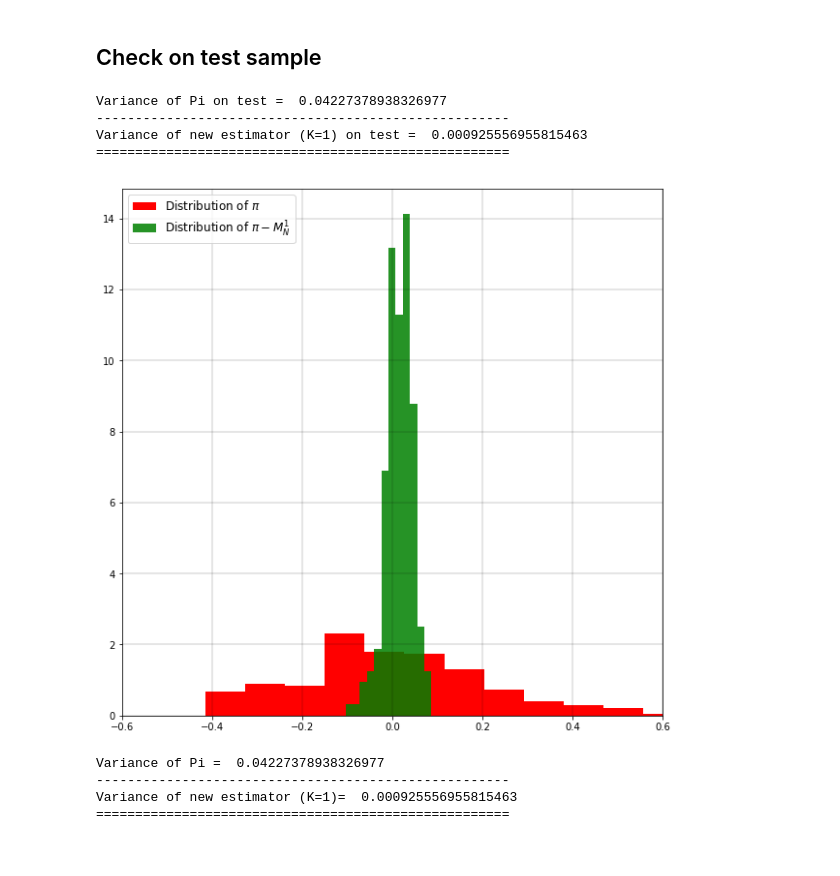
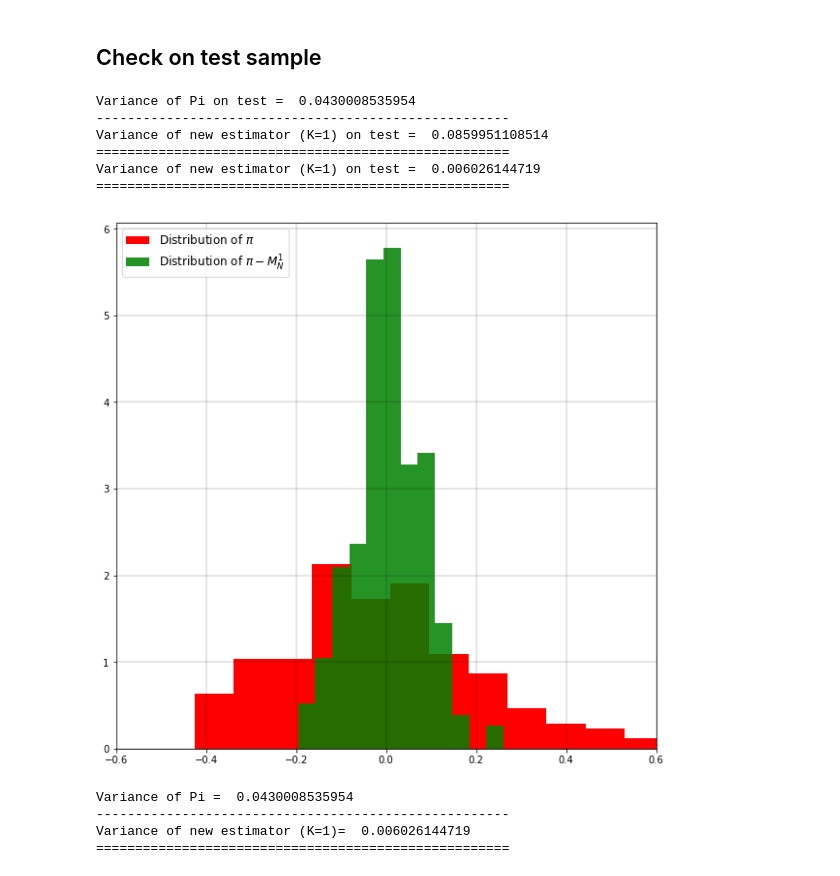
Before and after one commit to ShagadatovNurlan/VR-MCMC, a Jupyter notebook: Gaussian_mixture/GM_d1_K1.ipynb, the cells around one changed output. Saved outputs shown, nothing was run; the diff lists cells and outputs as text; code cells hidden in the pictures.

```diff
--- a/Gaussian_mixture/GM_d1_K1.ipynb
+++ b/Gaussian_mixture/GM_d1_K1.ipynb
@@ -449,37 +495,47 @@ M_test_1 = np.load("GM_M_results_test_1.npy")
 M_test_2 = np.load("GM_M_results_test_2.npy")
 
 MMM_test = np.concatenate([M_test_1,M_test_2])
+# %%
+M_test_1_reduced = np.load("GM_M_results_test_1_reduced.npy")
+
+M_test_2_reduced = np.load("GM_M_results_test_2_reduced.npy")
+
+MMM_test_reduced = np.concatenate([M_test_1_reduced,M_test_2_reduced])
+# %%
+print ('Variance of Pi on test = ',P_test.var(ddof = 1))
+print ('-----------------------------------------------------')
+print ('Variance of new estimator (K=1) on test = ',(P_test-MMM_test).var(ddof = 1))
+print ("=====================================================")
+print ('Variance of new estimator (K=1) on test = ',(P_test-MMM_test_reduced).var(ddof = 1))
+print ("=====================================================")
+# %% [output]
+Variance of Pi on test =  0.0430008535954
+-----------------------------------------------------
+Variance of new estimator (K=1) on test =  0.0859951108514
+=====================================================
+Variance of new estimator (K=1) on test =  0.006026144719
+=====================================================
+# %%
+plt.figure(figsize=(10,10))
+n, bins, patches = plt.hist(P_test.reshape(-1,1), 12, facecolor='r', density=True,
+                            alpha=1, label="Distribution of $\pi$")
+
+n, bins, patches = plt.hist((P_test-MMM_test_reduced).reshape(-1,1), 12, density=True, facecolor='g',
+                            alpha=0.85, label="Distribution of $\pi - M^1_N$")
+
+plt.legend(loc=2, prop={'size': 12})
+plt.grid(linestyle='-', linewidth=0.2, color='black')
+plt.xlim(-0.6,0.6)
+plt.show()
+# %% [output]
+[figure, added]
 # %%
-print ('Variance of Pi on test = ',P_test.var(ddof = 1))
+print ('Variance of Pi = ',P_test.var(ddof = 1))
 print ('-----------------------------------------------------')
-print ('Variance of new estimator (K=1) on test = ',(P_test-MMM_test).var(ddof = 1))
+print ('Variance of new estimator (K=1)= ',(P_test-MMM_test_reduced).var(ddof = 1))
 print ("=====================================================")
 # %% [output]
-Variance of Pi on test =  0.04227378938326977
+Variance of Pi =  0.0430008535954
 -----------------------------------------------------
-Variance of new estimator (K=1) on test =  0.000925556955815463
+Variance of new estimator (K=1)=  0.006026144719
 =====================================================
-# %%
-plt.figure(figsize=(10,10))
-n, bins, patches = plt.hist(P_test.reshape(-1,1), 12, facecolor='r', density=True,
-                            alpha=1, label="Distribution of $\pi$")
-
-n, bins, patches = plt.hist((P_test-MMM_test).reshape(-1,1), 12, density=True, facecolor='g',
-                            alpha=0.85, label="Distribution of $\pi - M^1_N$")
-
-plt.legend(loc=2, prop={'size': 12})
-plt.grid(linestyle='-', linewidth=0.2, color='black')
-plt.xlim(-0.6,0.6)
-plt.show()
-# %% [output]
-[figure, removed]
-# %%
-print ('Variance of Pi = ',P_test.var(ddof = 1))
-print ('-----------------------------------------------------')
-print ('Variance of new estimator (K=1)= ',(P_test-MMM_test).var(ddof = 1))
-print ("=====================================================")
-# %% [output]
-Variance of Pi =  0.04227378938326977
------------------------------------------------------
-Variance of new estimator (K=1)=  0.000925556955815463
-=====================================================
```
Also changed, not shown: parts of 6 cells of this notebook.
